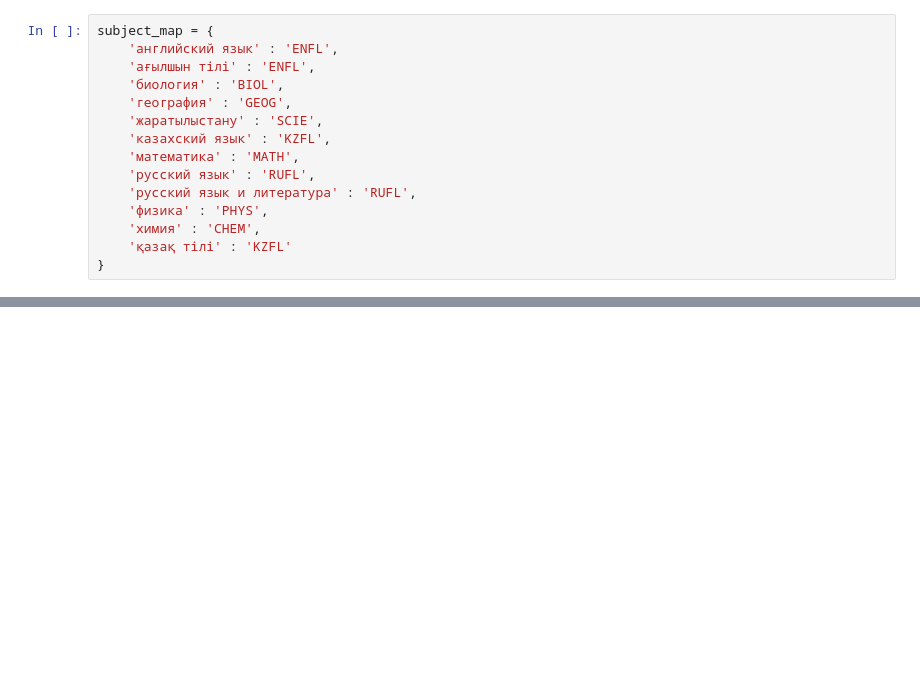
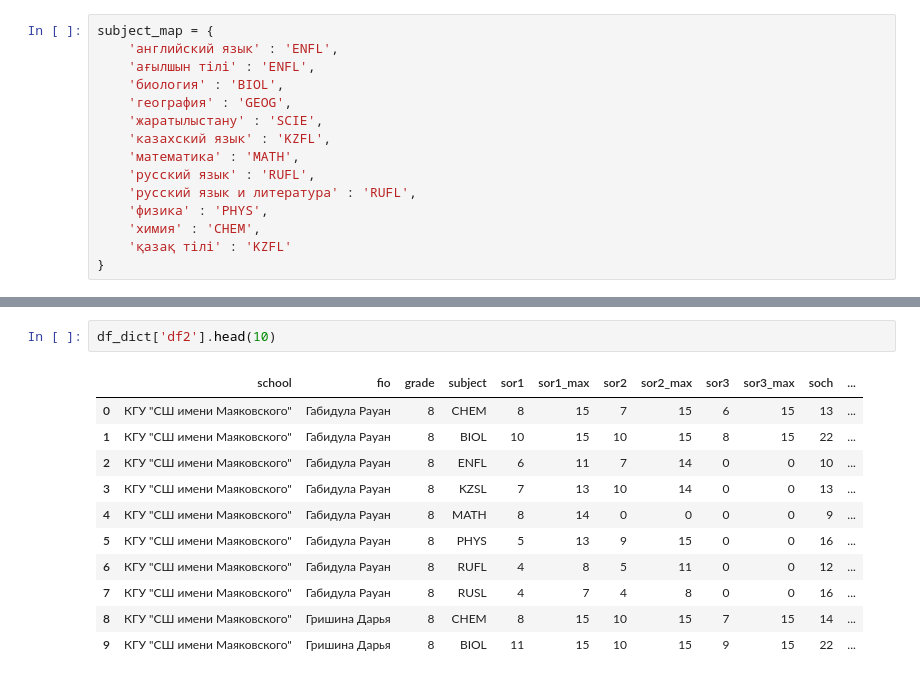
Before and after one commit to rkasseno/report-automation, a Jupyter notebook: suburban_schools/sor_soch_cleaning/data_cleaning.ipynb, the cells around one changed output, grey strips where cells are left out. Saved outputs shown, nothing was run; the diff lists cells and outputs as text; blank space fills up the shorter version.

```diff
--- a/suburban_schools/sor_soch_cleaning/data_cleaning.ipynb
+++ b/suburban_schools/sor_soch_cleaning/data_cleaning.ipynb
@@ -194,0 +264,14 @@ for key, df in df_dict.items():
+# %%
+df_dict['df2'].head(10)
+# %% [output]
+|  | school | fio | grade | subject | sor1 | sor1_max | sor2 | sor2_max | sor3 | sor3_max | soch | ... |
+| 0 | КГУ "СШ имени Маяковского" | Габидула Рауан | 8 | CHEM | 8 | 15 | 7 | 15 | 6 | 15 | 13 | ... |
+| 1 | КГУ "СШ имени Маяковского" | Габидула Рауан | 8 | BIOL | 10 | 15 | 10 | 15 | 8 | 15 | 22 | ... |
+| 2 | КГУ "СШ имени Маяковского" | Габидула Рауан | 8 | ENFL | 6 | 11 | 7 | 14 | 0 | 0 | 10 | ... |
+| 3 | КГУ "СШ имени Маяковского" | Габидула Рауан | 8 | KZSL | 7 | 13 | 10 | 14 | 0 | 0 | 13 | ... |
+| 4 | КГУ "СШ имени Маяковского" | Габидула Рауан | 8 | MATH | 8 | 14 | 0 | 0 | 0 | 0 | 9 | ... |
+| 5 | КГУ "СШ имени Маяковского" | Габидула Рауан | 8 | PHYS | 5 | 13 | 9 | 15 | 0 | 0 | 16 | ... |
+| 6 | КГУ "СШ имени Маяковского" | Габидула Рауан | 8 | RUFL | 4 | 8 | 5 | 11 | 0 | 0 | 12 | ... |
+| 7 | КГУ "СШ имени Маяковского" | Габидула Рауан | 8 | RUSL | 4 | 7 | 4 | 8 | 0 | 0 | 16 | ... |
+| 8 | КГУ "СШ имени Маяковского" | Гришина Дарья | 8 | CHEM | 8 | 15 | 10 | 15 | 7 | 15 | 14 | ... |
+| 9 | КГУ "СШ имени Маяковского" | Гришина Дарья | 8 | BIOL | 11 | 15 | 10 | 15 | 9 | 15 | 22 | ... |
```
Also changed, not shown: parts of 38 cells of this notebook, 2 other files.
